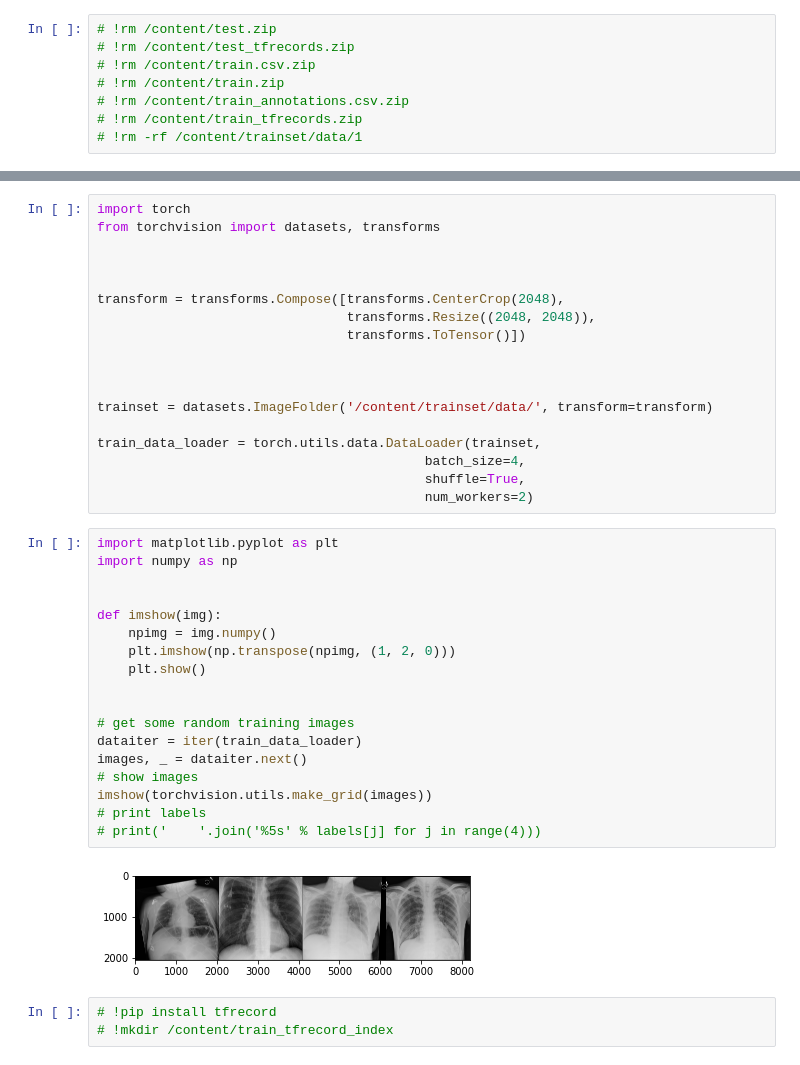
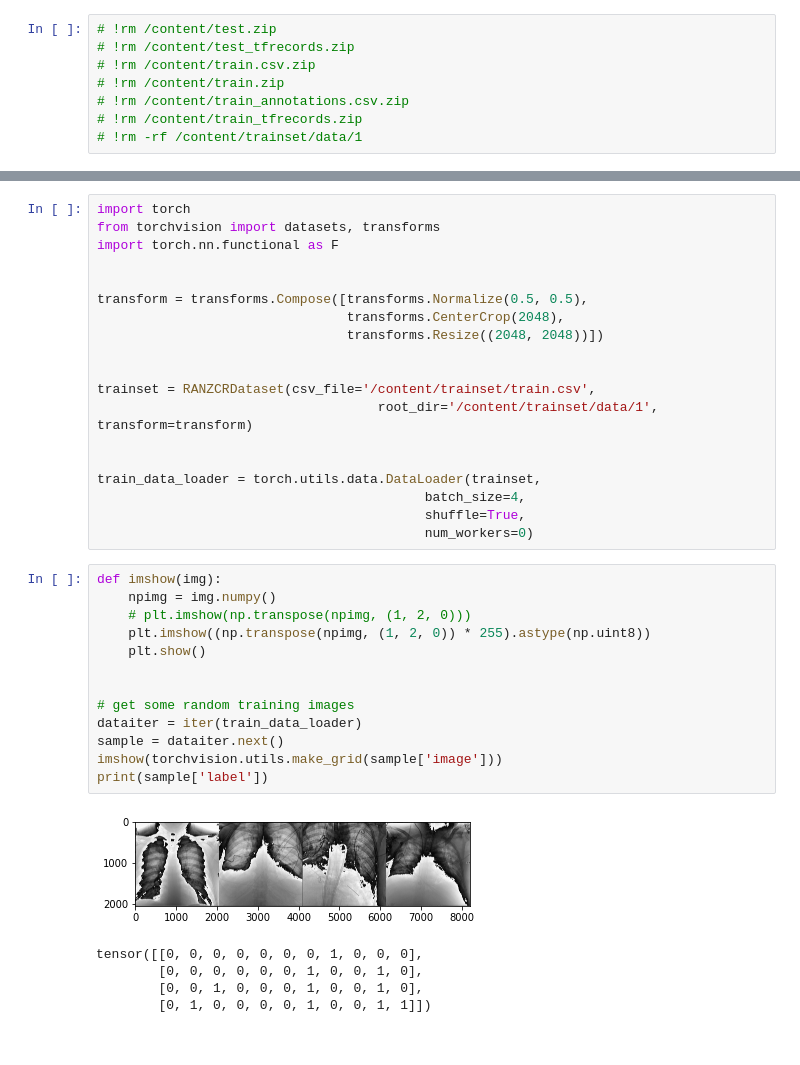
Before and after one commit to alirezash97/Machine-Learning-Course, a Jupyter notebook: Final_Project/RANZCR.ipynb, the cells around one changed output, grey strips where cells are left out. Saved outputs shown, nothing was run; the diff lists cells and outputs as text.

```diff
--- a/Final_Project/RANZCR.ipynb
+++ b/Final_Project/RANZCR.ipynb
@@ -44,41 +107,38 @@
 # %%
 import torch
 from torchvision import datasets, transforms
+import torch.nn.functional as F
 
 
-
-transform = transforms.Compose([transforms.CenterCrop(2048),
-                                transforms.Resize((2048, 2048)),
-                                transforms.ToTensor()])
+transform = transforms.Compose([transforms.Normalize(0.5, 0.5),
+                                transforms.CenterCrop(2048),
+                                transforms.Resize((2048, 2048))])
 
 
+trainset = RANZCRDataset(csv_file='/content/trainset/train.csv',
+                                    root_dir='/content/trainset/data/1', transform=transform)
 
-trainset = datasets.ImageFolder('/content/trainset/data/', transform=transform)
 
 train_data_loader = torch.utils.data.DataLoader(trainset,
                                           batch_size=4,
                                           shuffle=True,
-                                          num_workers=2)
+                                          num_workers=0)
 # %%
-import matplotlib.pyplot as plt
-import numpy as np
-
-
 def imshow(img):
     npimg = img.numpy()
-    plt.imshow(np.transpose(npimg, (1, 2, 0)))
+    # plt.imshow(np.transpose(npimg, (1, 2, 0)))
+    plt.imshow((np.transpose(npimg, (1, 2, 0)) * 255).astype(np.uint8))
     plt.show()
 
 
 # get some random training images
 dataiter = iter(train_data_loader)
-images, _ = dataiter.next()
-# show images
-imshow(torchvision.utils.make_grid(images))
-# print labels
-# print('    '.join('%5s' % labels[j] for j in range(4)))
+sample = dataiter.next()
+imshow(torchvision.utils.make_grid(sample['image']))
+print(sample['label'])
 # %% [output]
-[figure, old version]
+[figure, new version]
+tensor([[0, 0, 0, 0, 0, 0, 0, 1, 0, 0, 0],
+        [0, 0, 0, 0, 0, 0, 1, 0, 0, 1, 0],
+        [0, 0, 1, 0, 0, 0, 1, 0, 0, 1, 0],
+        [0, 1, 0, 0, 0, 0, 1, 0, 0, 1, 1]])
-# %%
-# !pip install tfrecord
-# !mkdir /content/train_tfrecord_index
```
Also changed, not shown: parts of 10 cells of this notebook.
